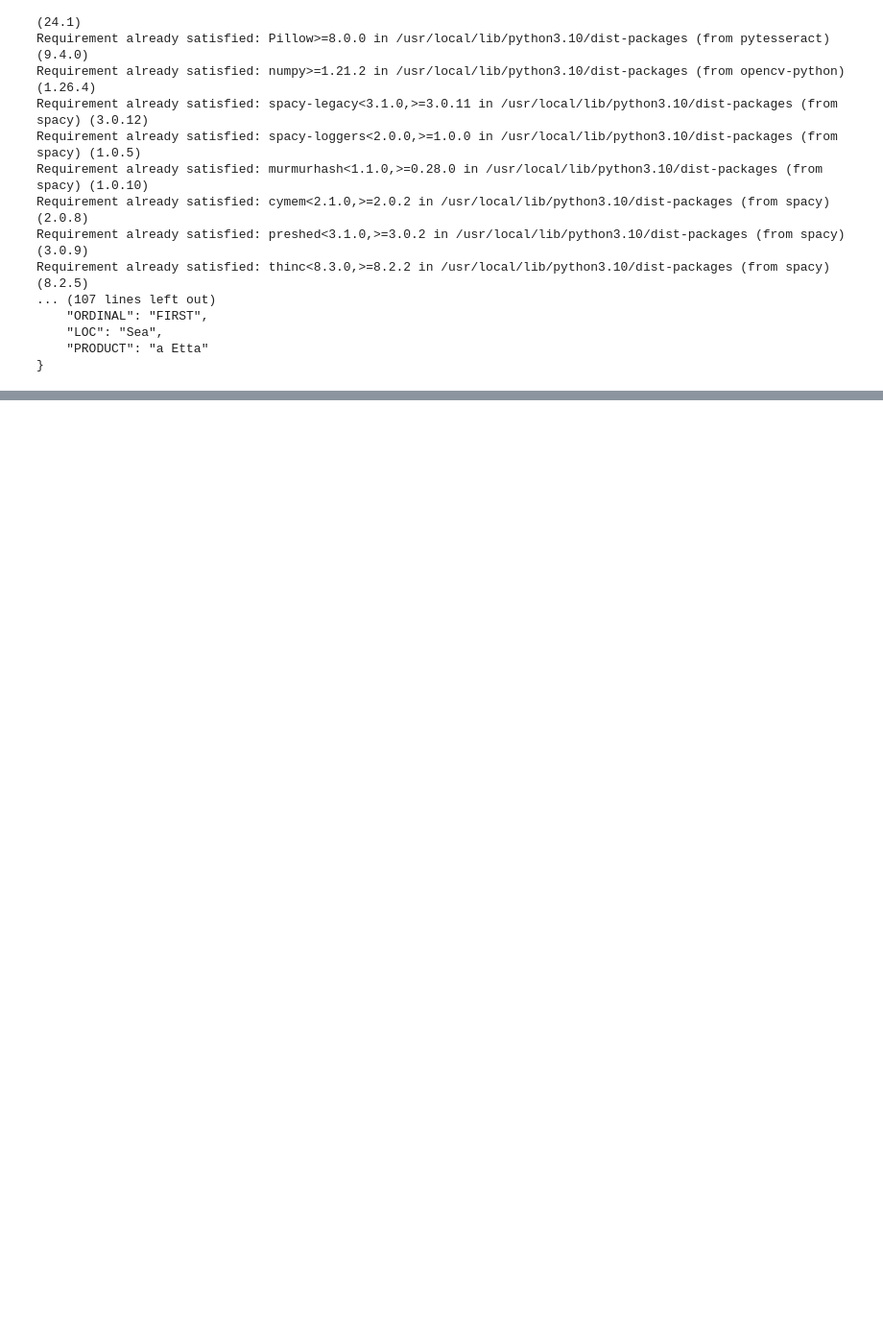
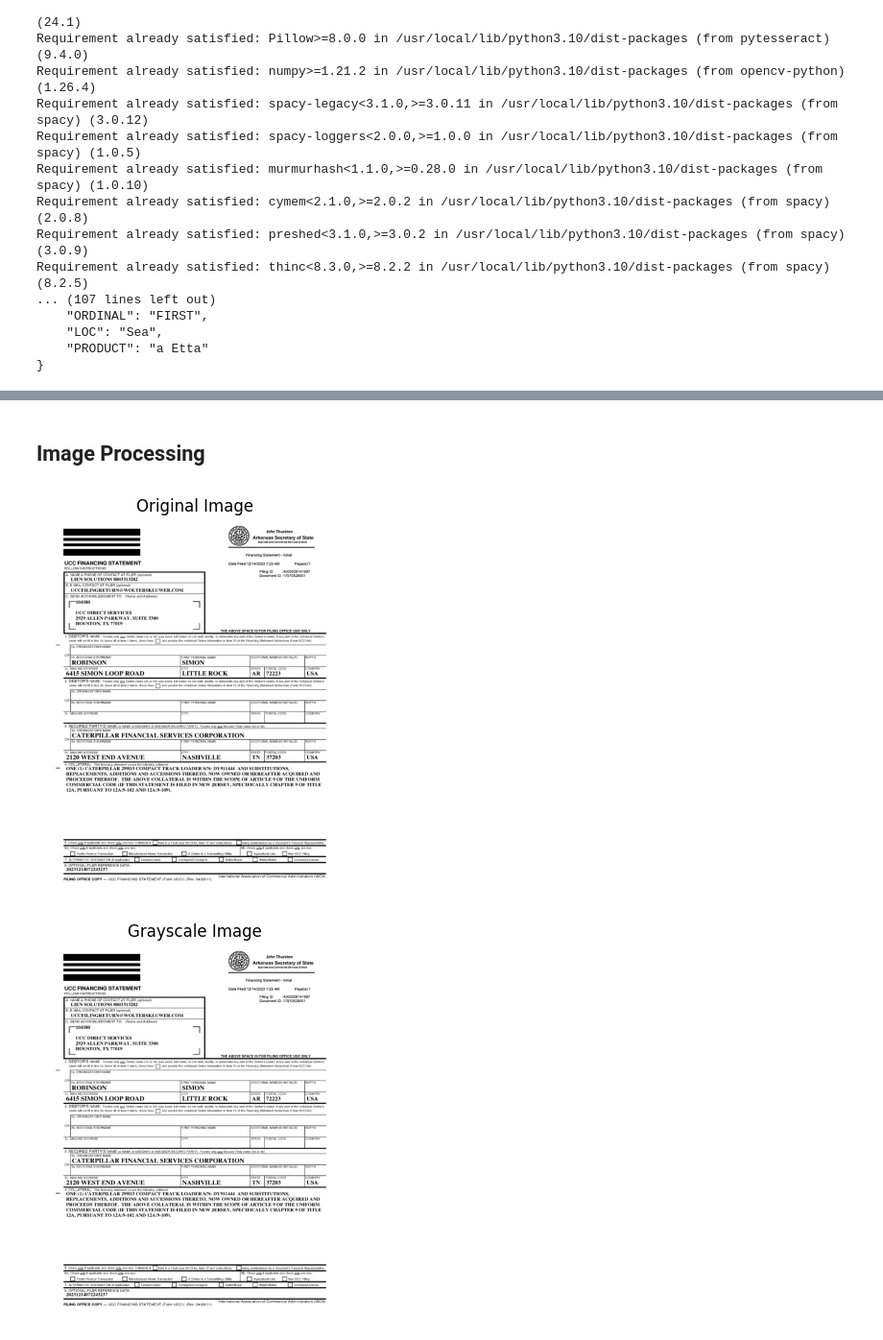
Before and after one commit to viv3k19/Testimonial_DocumentParser_Implementation, a Jupyter notebook: using_PyTesseract/DocumentParser_using_PyTesseract.ipynb, the cells around one changed output, grey strips where cells are left out. Shown at 96% size. Cells and saved outputs as stored; diff of their text form; code cells hidden in the pictures; blank space fills up the shorter version.

```diff
--- a/using_PyTesseract/DocumentParser_using_PyTesseract.ipynb
+++ b/using_PyTesseract/DocumentParser_using_PyTesseract.ipynb
@@ -180,0 +411,42 @@ Requirement already satisfied: thinc<8.3.0,>=8.2.2 in /usr/local/lib/python3.10/
+# %% [markdown]
+## Image Processing
+# %%
+import cv2
+import numpy as np
+from matplotlib import pyplot as plt
+
+def display_images(original, title):
+    plt.figure(figsize=(10, 5))
+    plt.imshow(original, cmap='gray')
+    plt.title(title)
+    plt.axis('off')
+    plt.show()
+
+# Read the original image
+image_path = '/content/4000028141897.tiff'
+image = cv2.imread(image_path)
+
+# Display original image
+display_images(image, 'Original Image')
+
+# Convert to grayscale
+gray = cv2.cvtColor(image, cv2.COLOR_BGR2GRAY)
+
+# Show grayscale image
+display_images(gray, 'Grayscale Image')
+
+# OTSU Thresholding
+ret, th_otsu = cv2.threshold(gray, 0, 255, cv2.THRESH_BINARY + cv2.THRESH_OTSU)
+display_images(th_otsu, 'OTSU Thresholding')
+
+# Adaptive Thresholding
+th_adaptive = cv2.adaptiveThreshold(gray, 255, cv2.ADAPTIVE_THRESH_GAUSSIAN_C,
+                                     cv2.THRESH_BINARY, 11, 2)  # Adjust block size and constant as needed
+display_images(th_adaptive, 'Adaptive Thresholding')
+
+# Simple Binary Thresholding
+ret, th_binary = cv2.threshold(gray, 127, 255, cv2.THRESH_BINARY)
+display_images(th_binary, 'Binary Thresholding')
+# %% [output]
+[figure, added]
+[figure, added]
```
Also changed, not shown: parts of 5 cells of this notebook, 5 other files.
